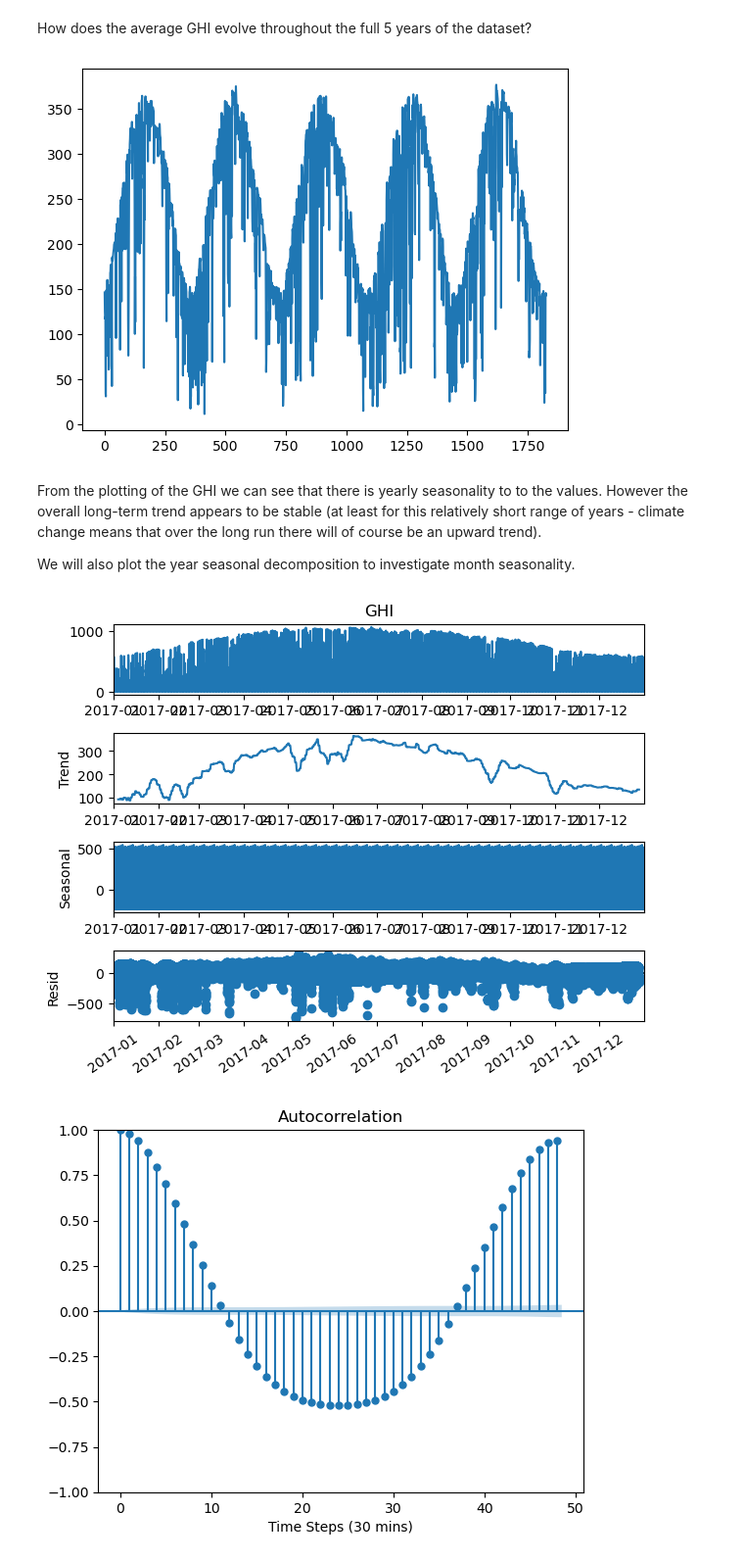
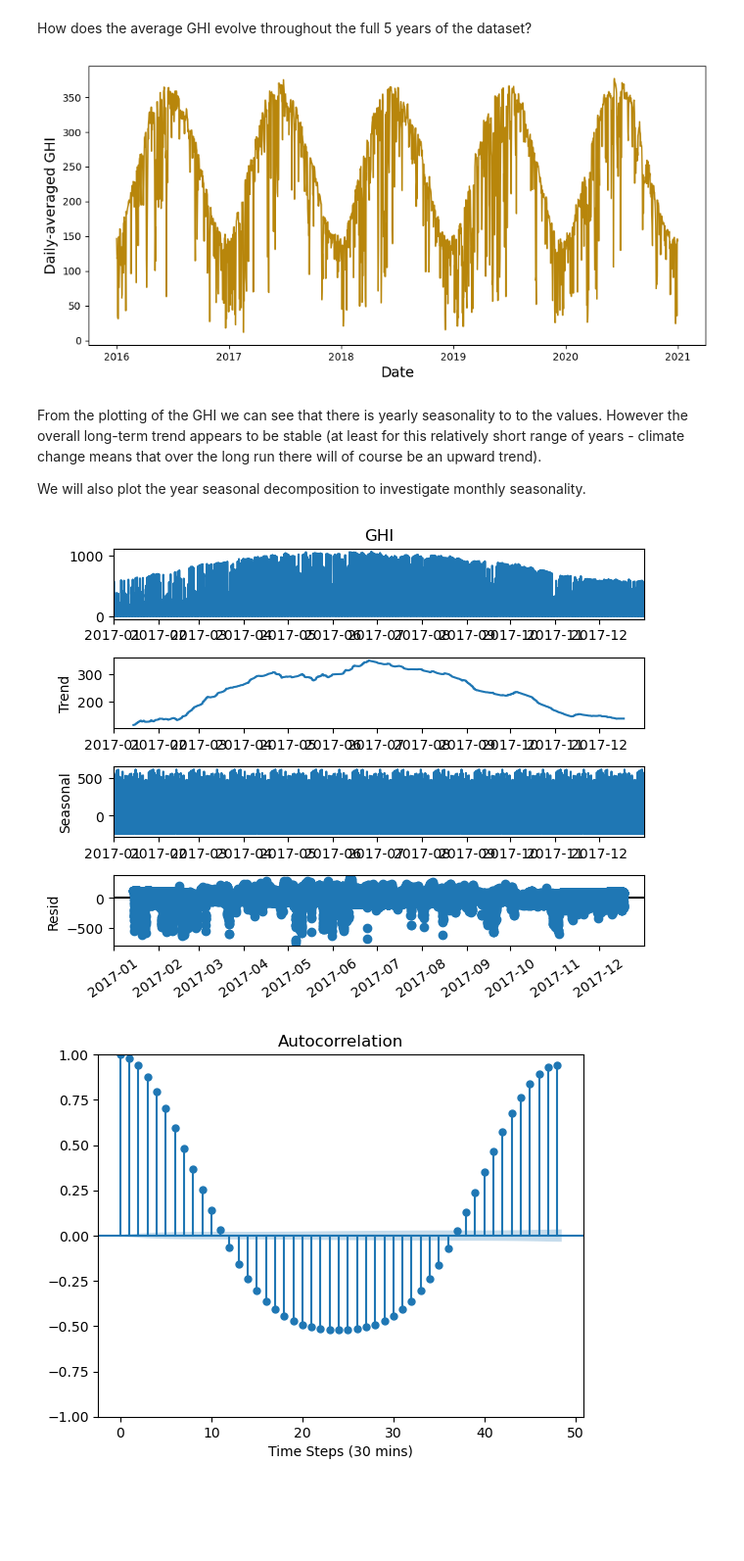
Before and after one commit to martijndevries/solar-intensity-forecast, a Jupyter notebook: code/EDA.ipynb, the cells around one changed output. Shown at 98% size. Saved outputs shown, nothing was run; the diff lists cells and outputs as text; code cells hidden in the pictures; blank space fills up the shorter version.

Commit message:
Wrote section on README, made nicer EDA plots

```diff
--- a/code/EDA.ipynb
+++ b/code/EDA.ipynb
@@ -145,26 +159,31 @@ def calc_daily_mean(input_arr):
     return np.array(ml)
 # %%
 mean_GHI = calc_daily_mean(df['GHI'])
+dates = df.index[::48] #just the days
 # %%
-plt.plot(mean_GHI)
+plt.figure(figsize=(11, 5))
+plt.plot(dates,mean_GHI, color='darkgoldenrod')
+plt.xlabel('Date', fontsize=14)
+plt.ylabel('Daily-averaged GHI', fontsize=14)
 plt.show()
 # %% [output]
-[figure, old version]
+[figure, new version]
 # %% [markdown]
 From the plotting of the GHI we can see that there is yearly seasonality to to the values. However the overall long-term trend appears to be stable (at least for this relatively short range of years - climate change means that over the long run there will of course be an upward trend).
 
-We will also plot the year seasonal decomposition to investigate month seasonality.
+We will also plot the year seasonal decomposition to investigate monthly seasonality.
 # %%
 from statsmodels.tsa.seasonal import seasonal_decompose
 # %%
 df_2017 = df.loc['2017']
-decomp = seasonal_decompose(df_2017['GHI'], period = 48*7)
+decomp = seasonal_decompose(df_2017['GHI'], period = 48*7*4)
 
 # Plot the decomposed time series.
-decomp.plot();
+fig = decomp.plot()
+
 plt.xticks(rotation=35);
 # %% [output]
-[figure, old version]
+[figure, new version]
 # %%
 from statsmodels.graphics.tsaplots import plot_acf, plot_pacf
 # %%
```
Also changed, not shown: parts of 11 cells of this notebook, 14 other files.
